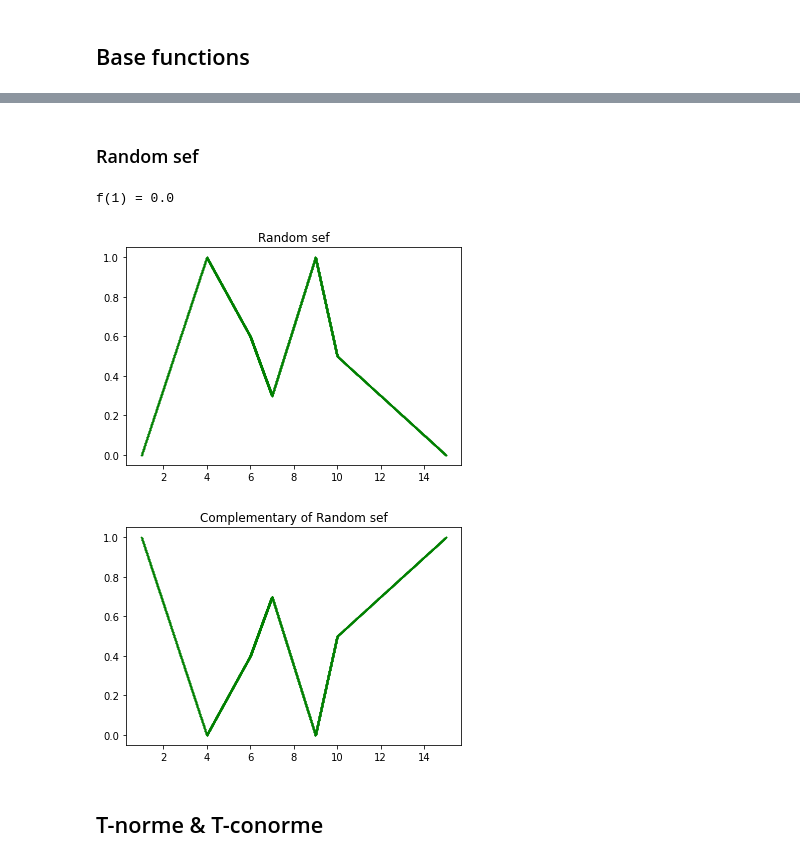
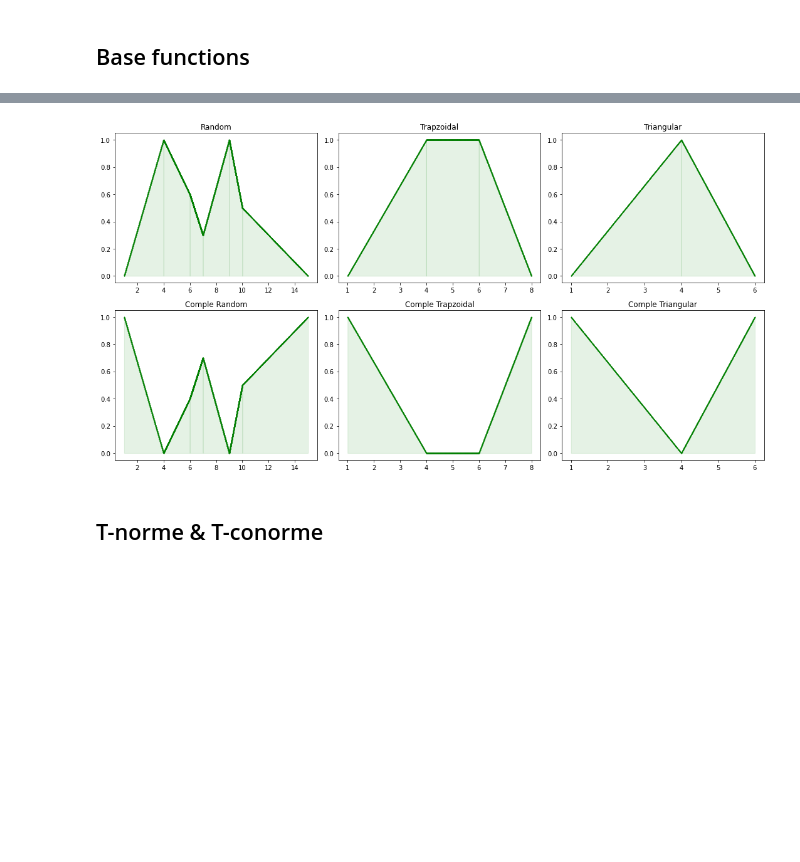
Before and after one commit to AmineYK/Explainable-Artificial-Intelligence, a Jupyter notebook: fuzzy_sets.ipynb, the cells around one changed output, grey strips where cells are left out. Saved outputs shown, nothing was run; the diff lists cells and outputs as text; code cells hidden in the pictures; blank space fills up the shorter version.

```diff
--- a/fuzzy_sets.ipynb
+++ b/fuzzy_sets.ipynb
@@ -123,32 +67,19 @@ f(6) = 1.0
-# %% [markdown]
-### Random sef
-# %%
-# define a set of points
-sef_random = np.array([(1,0) , (4,1) , (6,0.6),(7,0.3),(9,1),(10,0.5),(15,0)])
-
-point = 1
-sef_random_x_axe = sef_random[:,0]
-
-# get the function to calculate the degree
-functions = degree_membership(sef_random)
-# get the degree at a point
-deg_point = point_membership(sef_random,point)
-print(f"f({point}) = {deg_point}")
-
-# get the complentary of the function
-sef_random_compl = complementary(sef_random)
-functions_compl = degree_membership(sef_random_compl)
-sef_random_comp_x_axe = sef_random_compl[:,0]
-
-# display to see the function of degree membership
-display_membership(functions,sef_random_x_axe,'Random sef')
-
-# display to see the complenmatary function of degree membership
-display_membership(functions_compl,sef_random_comp_x_axe,'Complementary of Random sef')
-# %% [output]
-f(1) = 0.0
-[figure, removed]
-[figure, removed]
+# %%
+fig, axess = plt.subplots(2,3,figsize=(15,8))
+
+display_membership(sef_random, "Random", axess[0,0])
+display_membership(sef_random_compl, "Comple Random", axess[1,0])
+
+display_membership(sef_trapzoidal, "Trapzoidal", axess[0, 1])
+display_membership(sef_trapzoidal_compl, "Comple Trapzoidal", axess[1, 1])
+
+display_membership(sef_triangular, "Triangular", axess[0, 2])
+display_membership(sef_triangular_compl, "Comple Triangular", axess[1, 2])
+
+plt.tight_layout()
+plt.show()
+# %% [output]
+[figure, added]
 # %% [markdown]
 ## T-norme & T-conorme
 # %%
```
Also changed, not shown: parts of 28 cells of this notebook.
